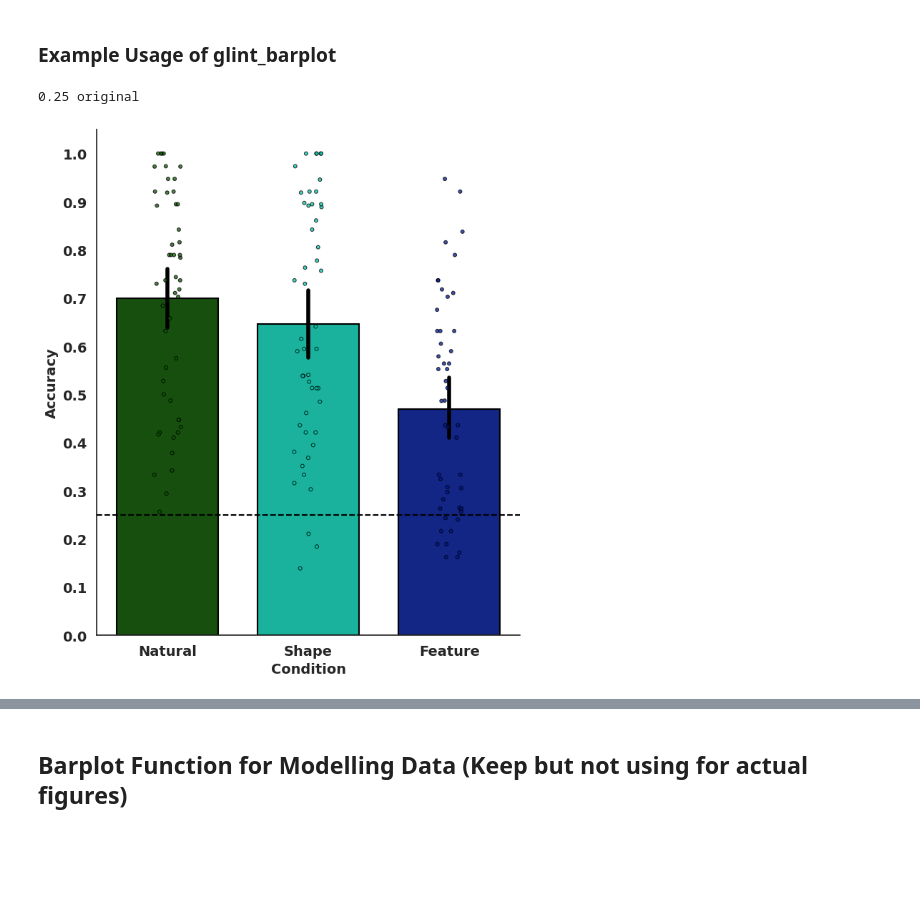
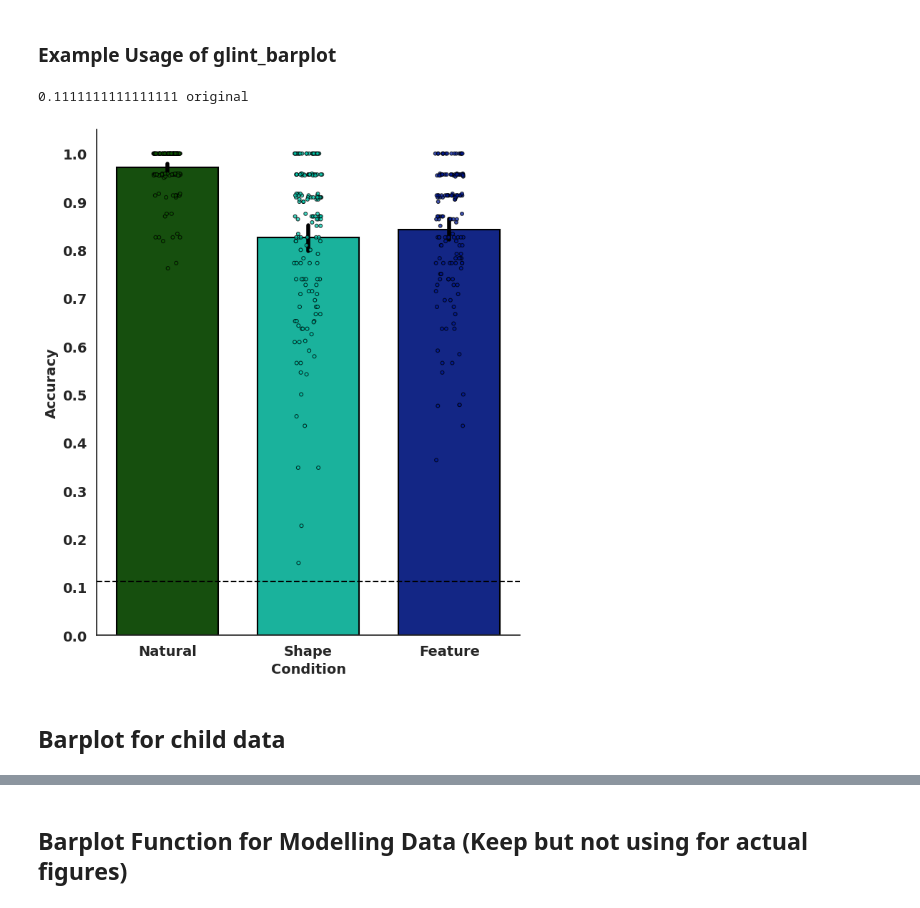
Before and after one commit to ars1399/glint_analysis, a Jupyter notebook: glint_figure_generator.ipynb, the cells around one changed output, grey strips where cells are left out. Saved outputs shown, nothing was run; the diff lists cells and outputs as text; code cells hidden in the pictures; blank space fills up the shorter version.

```diff
--- a/glint_figure_generator.ipynb
+++ b/glint_figure_generator.ipynb
@@ -219,20 +243,22 @@ def glint_barplot(data, extreme,chance):
 # %%
 # Parameters
 
 import pandas as pd
 
 
 # Execute chance function, ensure it matches the barplot function
-chance_level, extreme = chance_and_experiment_parameters(experiment='novel', extreme_version=False)
+chance_level, extreme = chance_and_experiment_parameters(experiment='familiar', extreme_version=False)
 print(chance_level, extreme)
 
 # Now use the function
 fig, ax1 = glint_barplot(
-    data=human_novel_data,
+    data=human_familiar_data,
     extreme=False,
     chance= chance_level
 )
 plt.show()
 # %% [output]
-0.25 original
+0.1111111111111111 original
-[figure, old version]
+[figure, new version]
+# %% [markdown]
+## Barplot for child data
```
Also changed, not shown: parts of 9 cells of this notebook, 1 other file.
